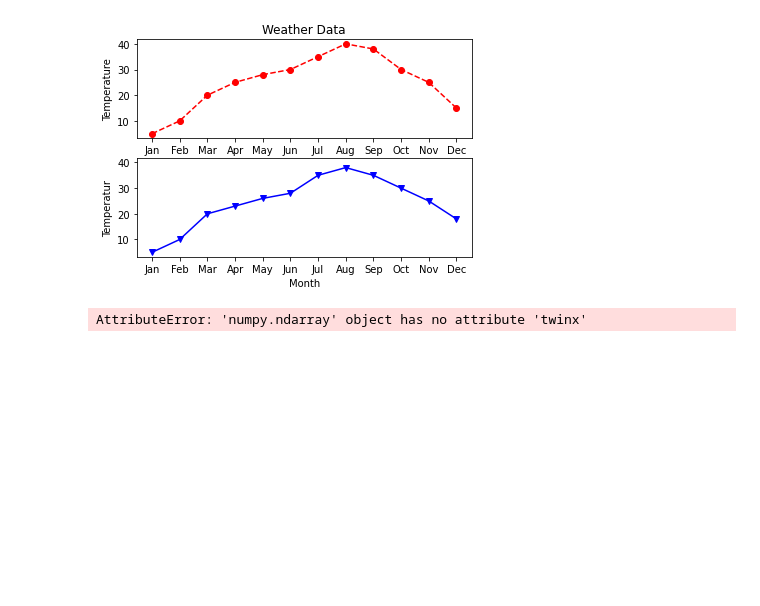
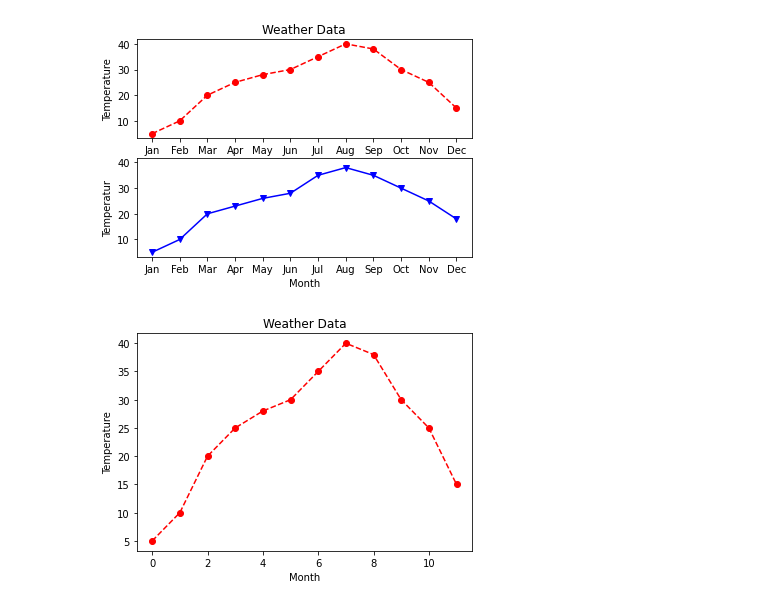
Before and after one commit to sardarahmed/Data-Science-with-Python, a Jupyter notebook: 3. Introduction to Matplotlib/matplotlib.ipynb, the cells around one changed output. Saved outputs shown, nothing was run; the diff lists cells and outputs as text; code cells hidden in the pictures; blank space fills up the shorter version.

```diff
--- a/3. Introduction to Matplotlib/matplotlib.ipynb
+++ b/3. Introduction to Matplotlib/matplotlib.ipynb
@@ -61,7 +60,12 @@ ax[1].set_ylabel('Temperatur')
 plt.show()
 # %% [output]
 [figure]
-# %%
-ax2 = ax.twinx()
-# %% [output]
-AttributeError: 'numpy.ndarray' object has no attribute 'twinx'
+# %%
+fig, ax = plt.subplots()
+ax.plot(weather_data.index, weather_data['temp'], marker='o', color='r', linestyle='--')
+ax.set_xlabel('Month')
+ax.set_ylabel('Temperature')
+ax.set_title('Weather Data')
+plt.show()
+# %% [output]
+[figure, added]
```
Also changed, not shown: parts of 5 cells of this notebook.
